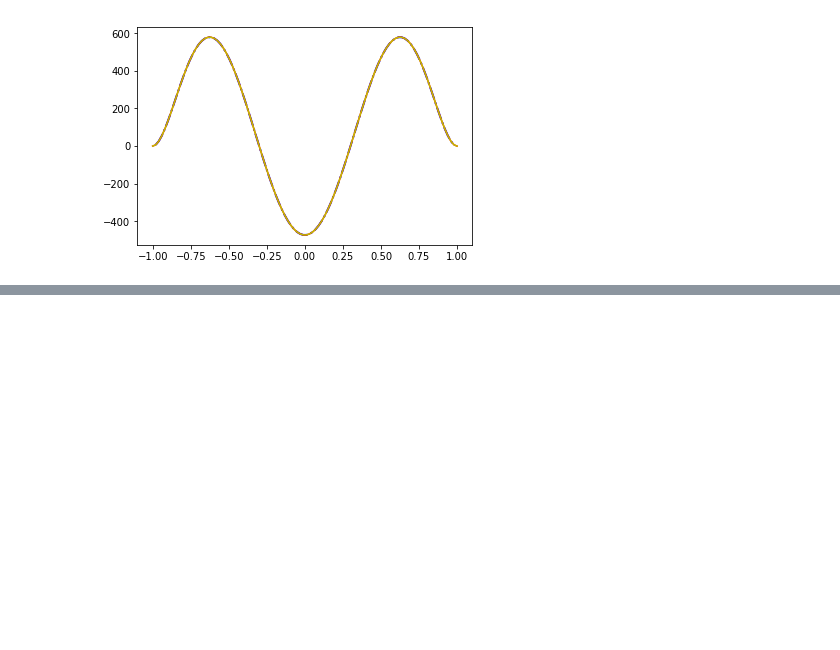
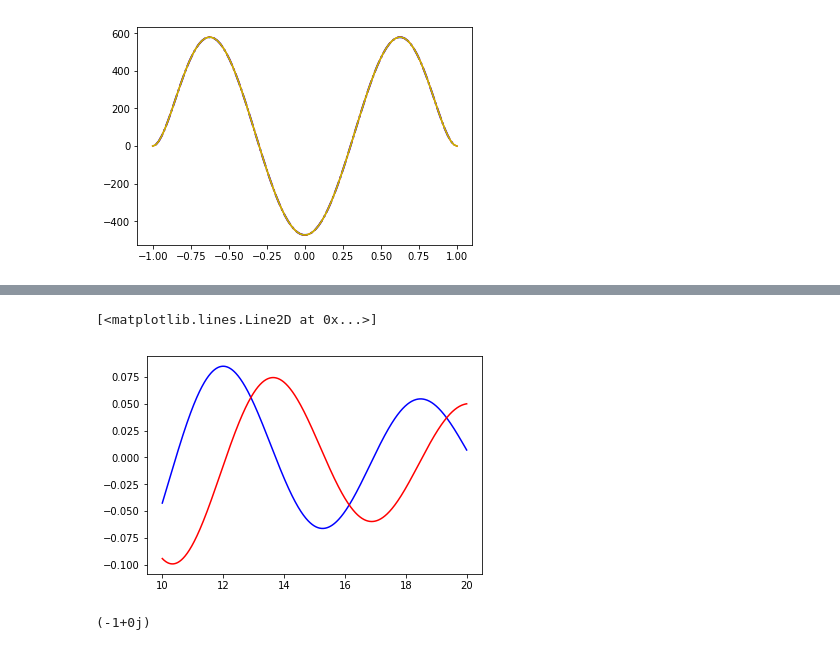
Before and after one commit to nimachm81/myPyCodes, a Jupyter notebook: Spheroidal Coordinates.ipynb, the cells around one changed output, grey strips where cells are left out. Drawn from its saved outputs; the diff is of its cells as text; code cells hidden in the pictures; blank space fills up the shorter version.

```diff
--- a/Spheroidal Coordinates.ipynb
+++ b/Spheroidal Coordinates.ipynb
@@ -1014,0 +1521,18 @@ I2:   0
+# %%
+%matplotlib inline
+from scipy.special import pro_rad1, pro_rad2
+import numpy as np
+import matplotlib.pyplot as plt
+
+x = np.linspace(10, 20, 1000)
+y = pro_rad1(2, 3, 1.0, x)[0]
+z = pro_rad2(2, 3, 1.0, x)[0]
+plt.plot(x, y, 'b')
+plt.plot(x, z, 'r')
+# %% [output]
+[<matplotlib.lines.Line2D at 0x...>]
+[figure, added]
+# %%
+1j**2
+# %% [output]
+(-1+0j)
```
Also changed, not shown: parts of 9 cells of this notebook.
